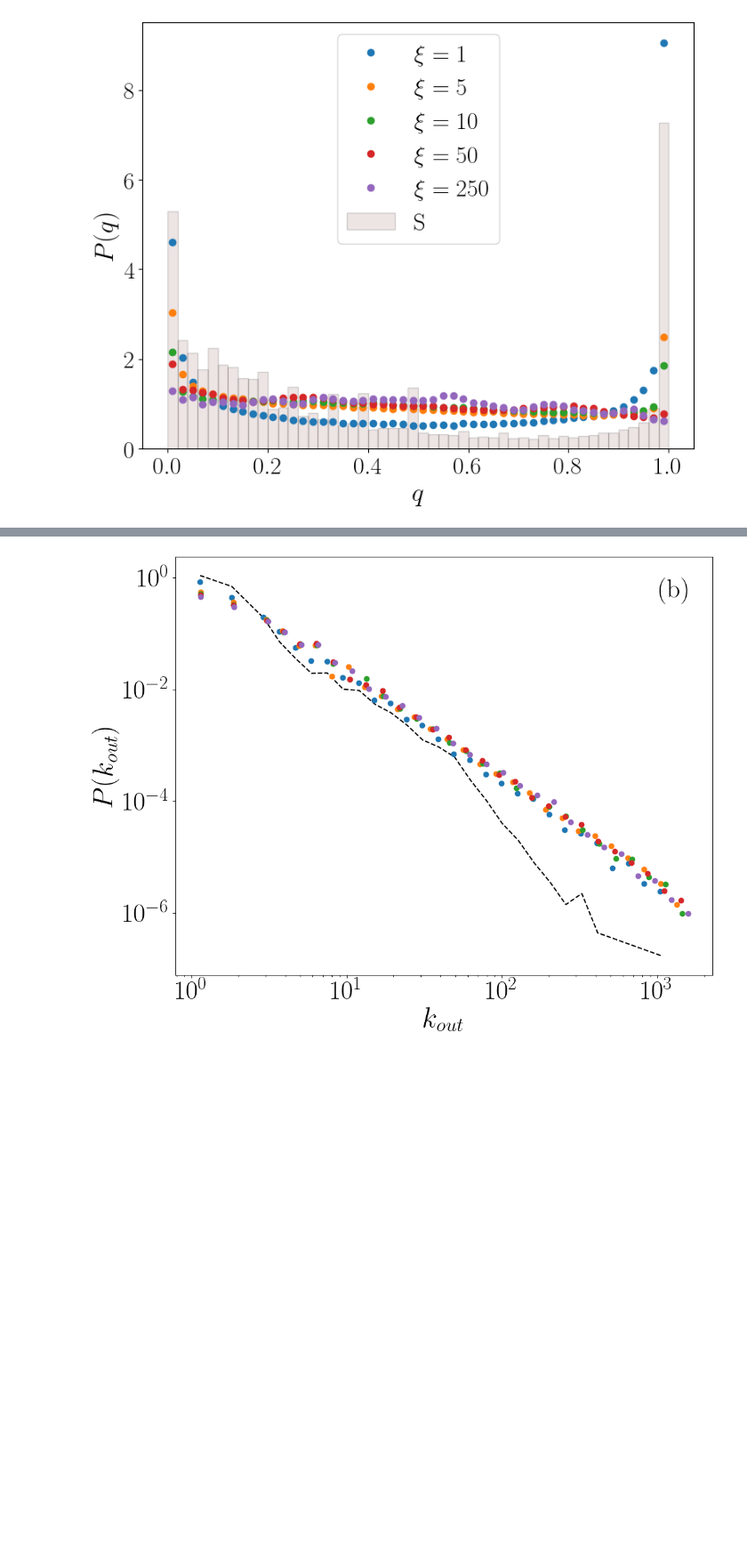
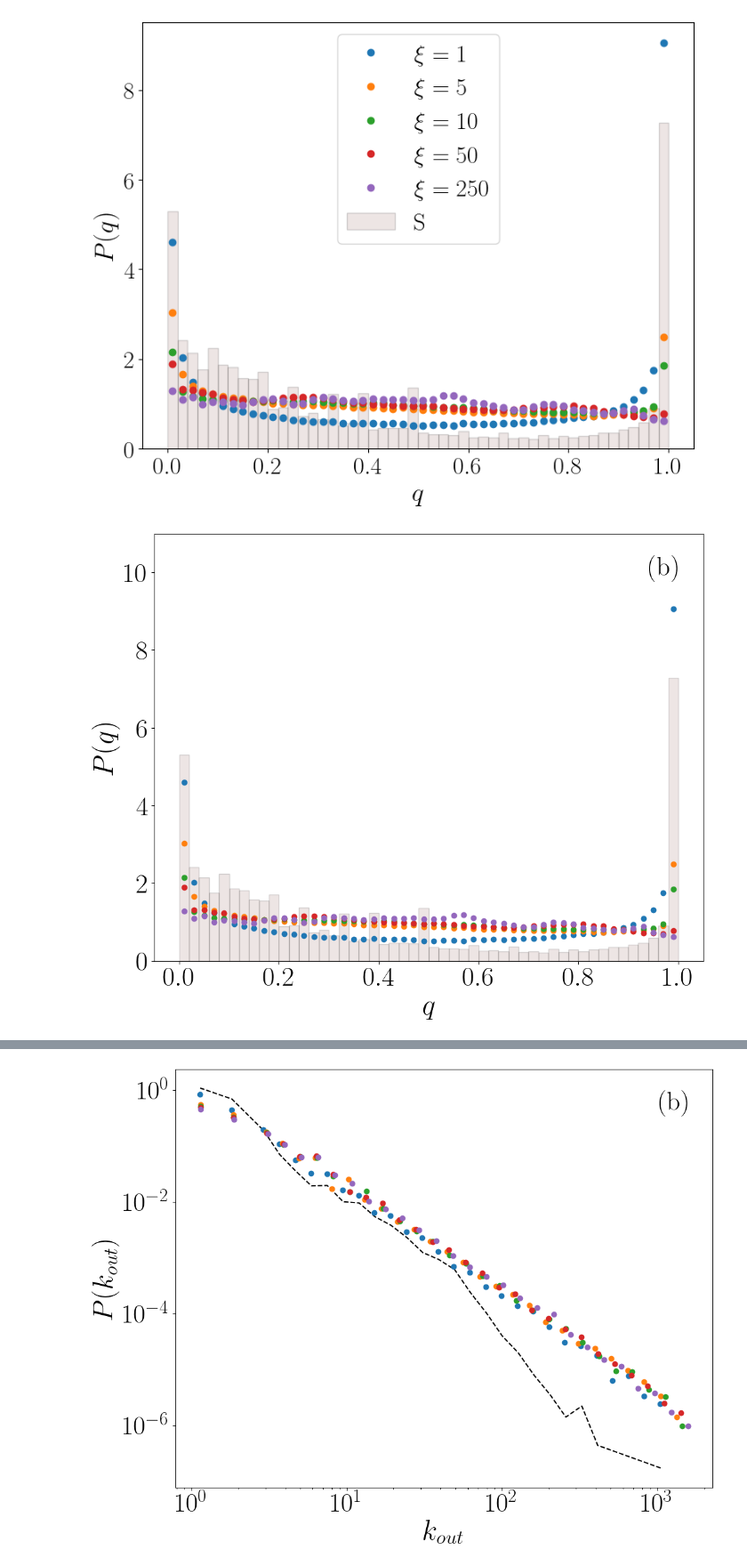
Before and after one commit to claudcelle/adtxns_paper, a Jupyter notebook: code/plotting-pickeld-histograms.ipynb, the cells around one changed output, grey strips where cells are left out. Shown at 89% size. Cells and saved outputs as stored; diff of their text form; code cells hidden in the pictures; blank space fills up the shorter version.

```diff
--- a/code/plotting-pickeld-histograms.ipynb
+++ b/code/plotting-pickeld-histograms.ipynb
@@ -366,3 +366,94 @@ QUERY = f"burstiness == {burstiness}"
 meta_slice = metadata.query(QUERY)
 meta_slice = meta_slice.query("s not in [20,100]")
 tag=query_to_tag(QUERY)
+# %%
+mpl.rcdefaults()
+N=10
+#* BIGGER SIZE
+plt.rcParams.update({"text.usetex": True})
+plt.rcParams["font.family"] = 'STIXGeneral'
+plt.rc('font', size=N+22)          # controls default text sizes
+plt.rc('axes', titlesize=N+24)     # fontsize of the axes title
+plt.rc('axes', labelsize=N+24)     # fontsize of the x and y labels
+plt.rc('xtick', labelsize=N+22)    # fontsize of the tick labels
+plt.rc('ytick', labelsize=N+22)    # fontsize of the tick labels
+plt.rc('legend', fontsize=N+22)    # legend fontsize
+plt.rc('figure', titlesize=N+24)
+
+
+keyword = "spending_fraction"
+xlabel =r"$q$"
+ylabel = r"$P(q)$"
+disp = "comparison"
+loglog = False
+tag = query_to_tag(QUERY)
+save_name = f"{disp}__metric={keyword}__filter={tag}"
+
+text_x =  0.9
+text_y = 0.95
+
+
+
+# ---- load sarafu (bar base) ----
+fname_sarafu = f"sarafu__metric={keyword}__s=NA__b=NA"
+h1 = pickle.load(open(SARAFU_PICKLED / "histograms" / f"{fname_sarafu}.pkl", "rb"))
+
+# --------------------------------------------------
+# FIXED AXES GEOMETRY (edit numbers if needed)
+# --------------------------------------------------
+ax_w, ax_h = 9, 7                 # axes size in inches
+left, right = 1.5, 0.6         # margins in inches
+bottom, top = 1.2, 0.6            # margins in inches
+
+fig_w = ax_w + left + right
+fig_h = ax_h + bottom + top
+
+fig = plt.figure(figsize=(fig_w, fig_h))
+
+divider = Divider(
+    fig, (0, 0, 1, 1),
+    horizontal=[
+        Size.Fixed(left),
+        Size.Fixed(ax_w),
+        Size.Fixed(right),
+    ],
+    vertical=[
+        Size.Fixed(bottom),
+        Size.Fixed(ax_h),
+        Size.Fixed(top),
+    ],
+)
+
+ax = fig.add_axes(
+    divider.get_position(),
+    axes_locator=divider.new_locator(nx=1, ny=1)
+)
+
+# sarafu as bars (expects h1 = (centers, heights, widths))
+ax.bar(h1[0], h1[1], h1[2], align="center", edgecolor="k", alpha=0.15, color="tab:brown", label='Sarafu')
+# ax.plot(h1[0], h1[1], 'k--', marker=None,label='Sarafu')
+
+# ---- overlay simulations (subset selected by QUERY) ----
+for _, row in meta_slice.iterrows():
+    s = row["s"]
+    b = row["burstiness"]
+
+    fname_simu = f"simulation__metric={keyword}__s={s}__b={b}"
+    h_simu = pickle.load(open(PICKLED / BATCH / "histograms" / f"{fname_simu}.pkl", "rb"))
+
+    # simulation as line (expects h_simu = (x, y) or (centers, heights, ...))
+    ax.plot(h_simu[0], h_simu[1], 'o', linestyle="None", label=rf"$\xi={s}$")
+
+ax.set_xlabel(xlabel)
+ax.set_ylabel(ylabel)
+if loglog:
+    ax.loglog()
+ax.text(text_x,text_y, "(b)", transform=ax.transAxes, va="top")
+# ax.legend(fontsize = 26)
+ax.set_ylim(0,11)
+
+# optional save (encodes the filter used + metric)
+# print(FIGURES / f"{disp}__metric={keyword}__filter={tag}.pdf")
+fig.savefig(FIGURES / f"{save_name}.pdf")
+# %% [output]
+[figure, added]
```
Also changed, not shown: parts of 8 cells of this notebook, 9 other files.
